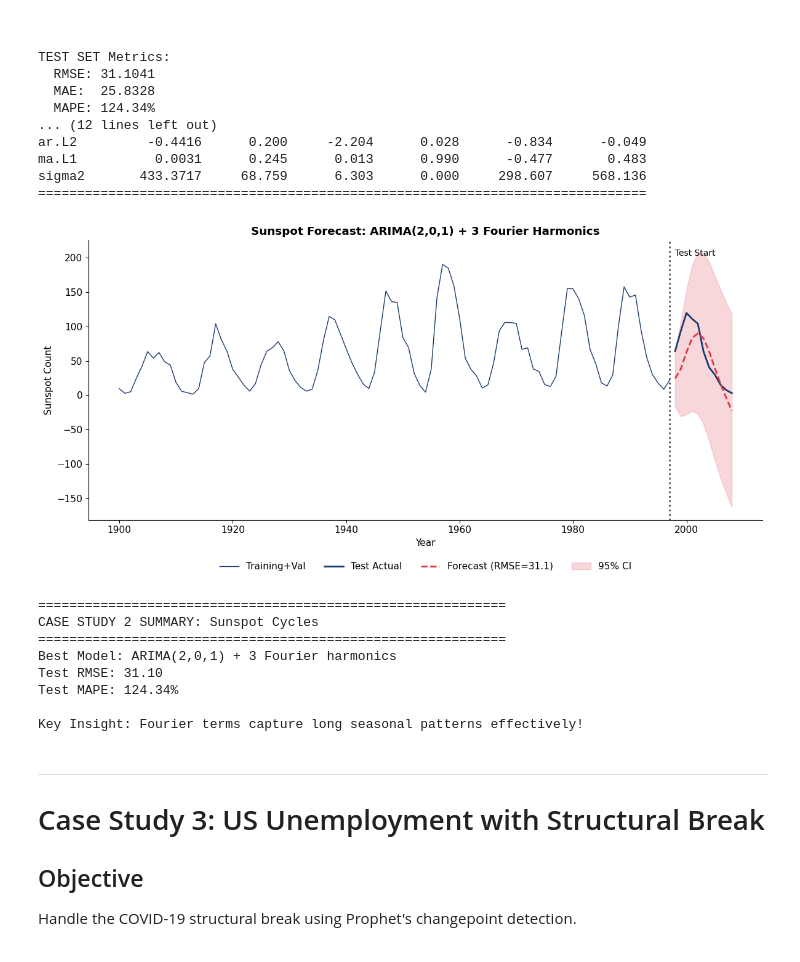
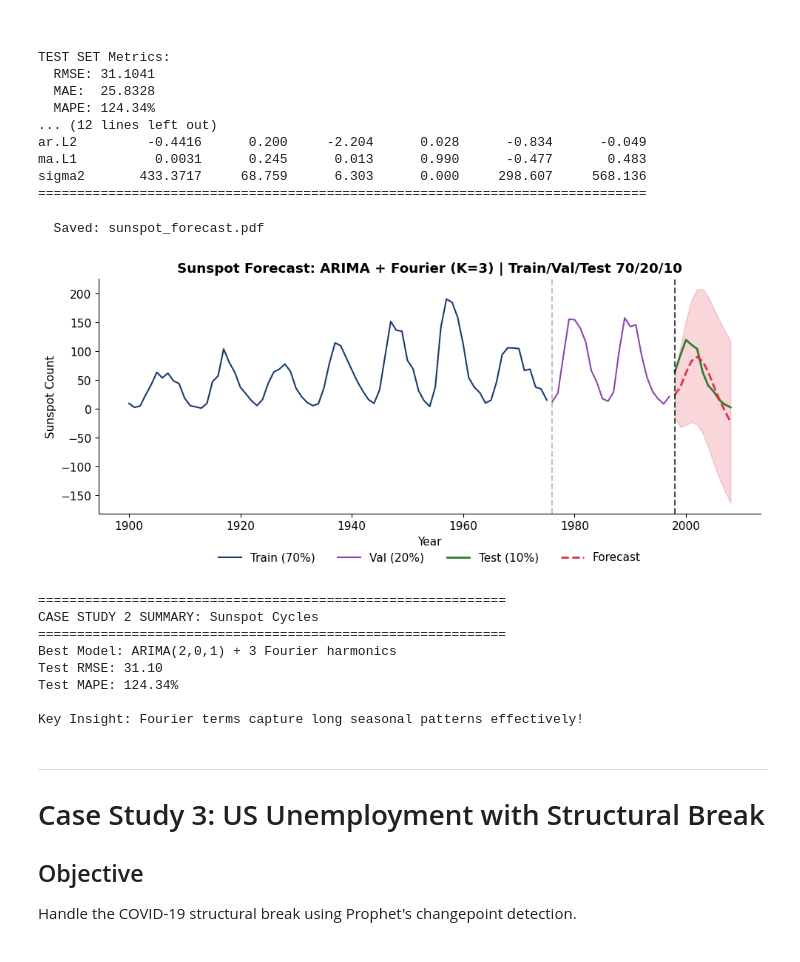
Before and after one commit to danpele/Time-Series-Analysis, a Jupyter notebook: chapter10_lecture_notebook.ipynb, the cells around one changed output. Drawn from its saved outputs; the diff is of its cells as text; code cells hidden in the pictures.

```diff
--- a/chapter10_lecture_notebook.ipynb
+++ b/chapter10_lecture_notebook.ipynb
@@ -40,6 +40,7 @@ This comprehensive review demonstrates the complete time series analysis workflo
 # %%
 # Install required packages (for Colab)
 import sys
+import os
 if 'google.colab' in sys.modules:
     !pip install prophet arch statsmodels yfinance pandas-datareader -q
 
@@ -75,22 +76,35 @@ except ImportError:
 
 from sklearn.metrics import mean_squared_error, mean_absolute_error
 
-# Plotting style - CONSISTENT WITH OTHER CHAPTERS
+# Plotting style - CONSISTENT WITH SLIDES
 plt.rcParams['figure.figsize'] = (12, 5)
 plt.rcParams['font.size'] = 11
-plt.rcParams['axes.facecolor'] = 'none'
-plt.rcParams['figure.facecolor'] = 'none'
+plt.rcParams['axes.facecolor'] = 'white'
+plt.rcParams['figure.facecolor'] = 'white'
 plt.rcParams['axes.grid'] = False
 plt.rcParams['axes.spines.top'] = False
 plt.rcParams['axes.spines.right'] = False
 plt.rcParams['legend.frameon'] = False
+plt.rcParams['savefig.dpi'] = 150
+plt.rcParams['savefig.bbox'] = 'tight'
 
 COLORS = {'blue': '#1A3A6E', 'red': '#DC3545', 'green': '#2E7D32',
           'orange': '#E67E22', 'gray': '#666666', 'purple': '#8E44AD'}
 
+# Chart output directory (same as slides)
+CHARTS_DIR = 'charts/'
+os.makedirs(CHARTS_DIR, exist_ok=True)
+
+def save_chart(name):
+    """Save chart to PDF and PNG for slides"""
+    plt.savefig(f'{CHARTS_DIR}{name}.pdf')
+    plt.savefig(f'{CHARTS_DIR}{name}.png')
+    print(f"  Saved: {name}.pdf")
+
 print("Setup complete!")
 print(f"ARCH/GARCH available: {HAS_ARCH}")
 print(f"Prophet available: {HAS_PROPHET}")
+print(f"Charts will be saved to: {CHARTS_DIR}")
 # %% [output]
 Setup complete!
 ARCH/GARCH available: True
@@ -827,57 +868,56 @@ ma.L1          0.0031      0.245      0.013      0.990      -0.477       0.483
 sigma2       433.3717     68.759      6.303      0.000     298.607     568.136
 ==============================================================================
 # %%
-# Visualize final results
-fig, ax = plt.subplots(figsize=(12, 6))
+# Visualize final results - Generate chart matching slides
+
+# Chart: Sunspot Forecast (sunspot_forecast.pdf)
+fig, ax = plt.subplots(figsize=(10, 4.5))
 
 # Training data
-ax.plot(trainval_fourier['ds'], trainval_fourier['y'],
-        color=COLORS['blue'], linewidth=1, label='Training+Val')
+ax.plot(train_sun['ds'], train_sun['y'], color=COLORS['blue'], linewidth=1.5, label='Train (70%)')
+ax.plot(val_sun['ds'], val_sun['y'], color=COLORS['purple'], linewidth=1.5, label='Val (20%)')
 
 # Test actual
-ax.plot(test_fourier['ds'], test_fourier['y'],
-        color=COLORS['blue'], linewidth=2, label='Test Actual')
+ax.plot(test_fourier['ds'], test_fourier['y'], color=COLORS['green'], linewidth=2, label='Test (10%)')
 
 # Test forecast
-ax.plot(test_fourier['ds'], test_pred,
-        color=COLORS['red'], linewidth=2, linestyle='--',
-        label=f'Forecast (RMSE={test_metrics["rmse"]:.1f})')
+ax.plot(test_fourier['ds'], test_pred, color=COLORS['red'], linewidth=2, linestyle='--', label='Forecast')
 
 # Confidence interval
 ax.fill_between(test_fourier['ds'], test_ci.iloc[:, 0], test_ci.iloc[:, 1],
-                color=COLORS['red'], alpha=0.2, label='95% CI')
+                color=COLORS['red'], alpha=0.2)
 
-# Mark train/test split
-ax.axvline(x=trainval_fourier['ds'].iloc[-1], color='black',
-           linestyle=':', linewidth=2, alpha=0.7)
-ax.text(trainval_fourier['ds'].iloc[-1], ax.get_ylim()[1]*0.9,
-        '  Test Start', fontsize=10)
+# Mark splits
+ax.axvline(x=val_sun['ds'].iloc[0], color='gray', linestyle='--', alpha=0.5)
+ax.axvline(x=test_fourier['ds'].iloc[0], color='black', linestyle='--', alpha=0.7)
 
-ax.set_title(f'Sunspot Forecast: ARIMA(2,0,1) + {best_K} Fourier Harmonics', fontweight='bold')
+ax.set_title(f'Sunspot Forecast: ARIMA + Fourier (K={best_K}) | Train/Val/Test 70/20/10', fontweight='bold')
 ax.set_xlabel('Year')
 ax.set_ylabel('Sunspot Count')
-ax.legend(loc='upper center', bbox_to_anchor=(0.5, -0.12), ncol=4)
+ax.legend(loc='upper center', bbox_to_anchor=(0.5, -0.12), ncol=4, frameon=False)
 
 plt.tight_layout()
+save_chart('sunspot_forecast')
 plt.show()
 
 print("\n" + "="*60)
 print("CASE STUDY 2 SUMMARY: Sunspot Cycles")
 print("="*60)
 print(f"Best Model: ARIMA(2,0,1) + {best_K} Fourier harmonics")
 print(f"Test RMSE: {test_metrics['rmse']:.2f}")
 print(f"Test MAPE: {test_metrics['mape']:.2f}%")
 print("\nKey Insight: Fourier terms capture long seasonal patterns effectively!")
 # %% [output]
+  Saved: sunspot_forecast.pdf
-[figure, old version]
+[figure, new version]
-============================================================
-CASE STUDY 2 SUMMARY: Sunspot Cycles
-============================================================
-Best Model: ARIMA(2,0,1) + 3 Fourier harmonics
-Test RMSE: 31.10
-Test MAPE: 124.34%
-
-Key Insight: Fourier terms capture long seasonal patterns effectively!
+============================================================
+CASE STUDY 2 SUMMARY: Sunspot Cycles
+============================================================
+Best Model: ARIMA(2,0,1) + 3 Fourier harmonics
+Test RMSE: 31.10
+Test MAPE: 124.34%
+
+Key Insight: Fourier terms capture long seasonal patterns effectively!
 # %% [markdown]
 ---
 # Case Study 3: US Unemployment with Structural Break
```
Also changed, not shown: parts of 15 cells of this notebook, 36 other files.
